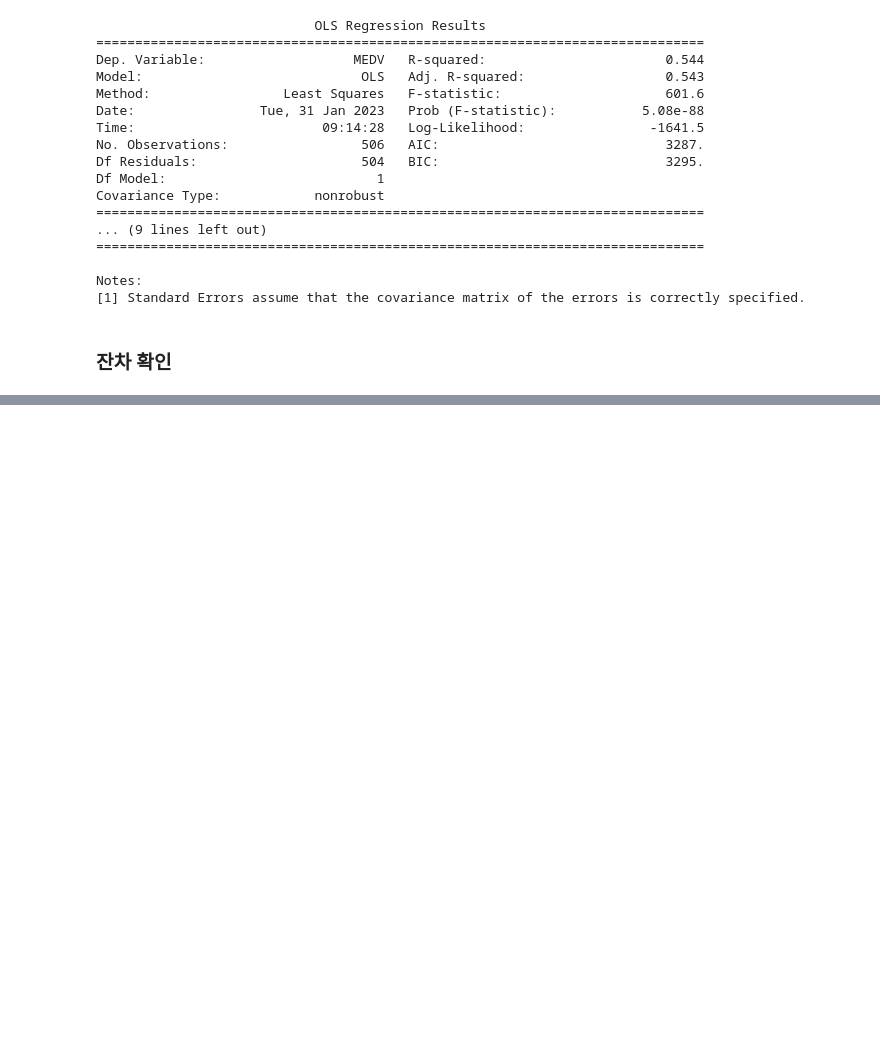
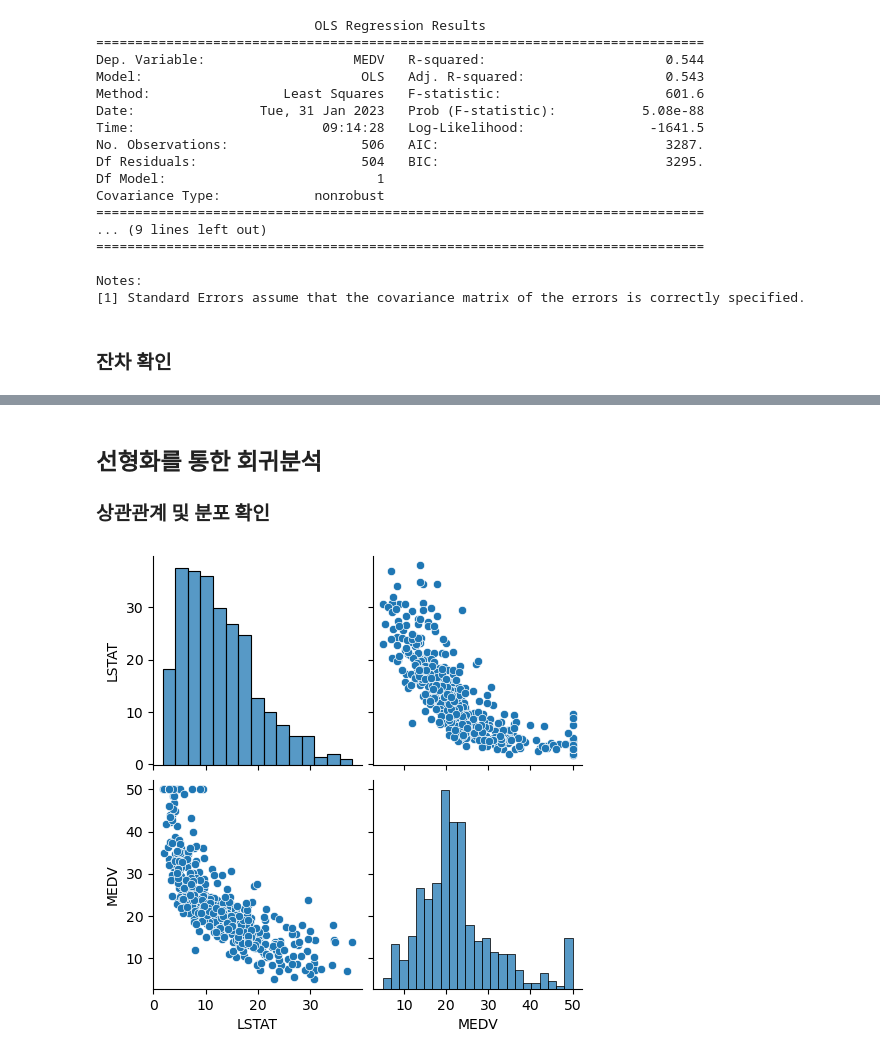
Before and after one commit to Jihwan98/aivle_school, a Jupyter notebook: pre_study/6.3 회귀분석.ipynb, the cells around one changed output, grey strips where cells are left out. Saved outputs shown, nothing was run; the diff lists cells and outputs as text; code cells hidden in the pictures; blank space fills up the shorter version.

Commit message:
6.3 회귀분석

```diff
--- a/pre_study/6.3 회귀분석.ipynb
+++ b/pre_study/6.3 회귀분석.ipynb
@@ -157,0 +163,8 @@ Notes:
+# %% [markdown]
+## 선형화를 통한 회귀분석
+### 상관관계 및 분포 확인
+# %%
+sns.pairplot(boston_df[['LSTAT', 'MEDV']])
+plt.show()
+# %% [output]
+[figure, added]
```
Also changed, not shown: parts of 24 cells of this notebook.
